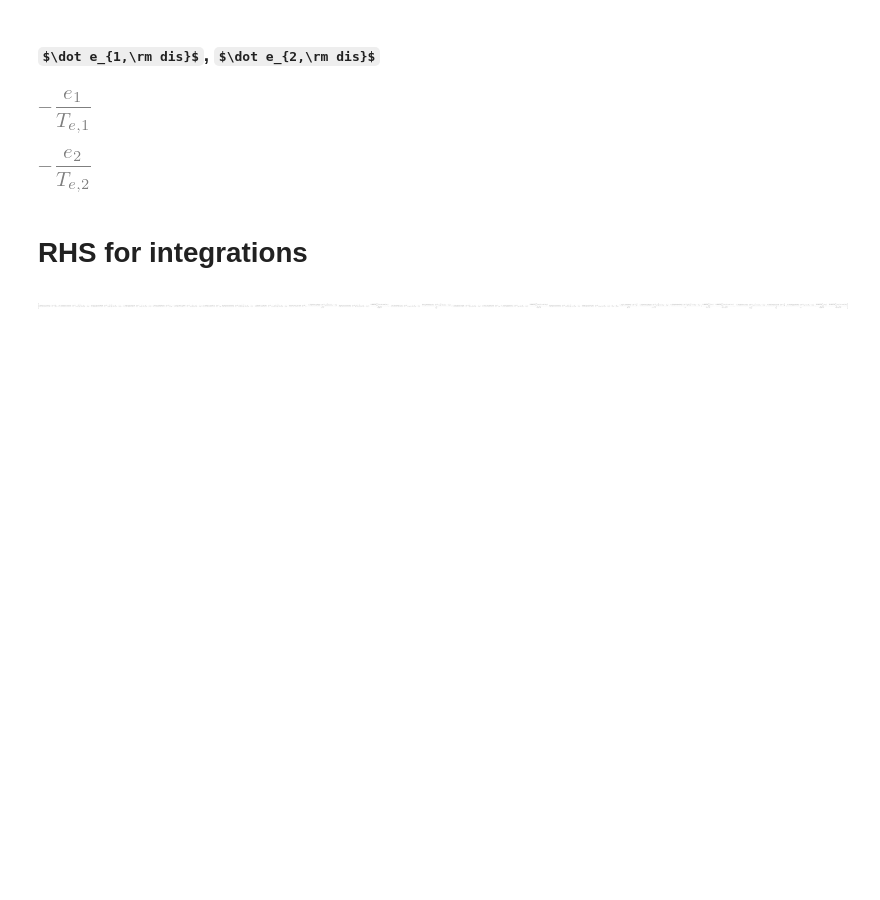
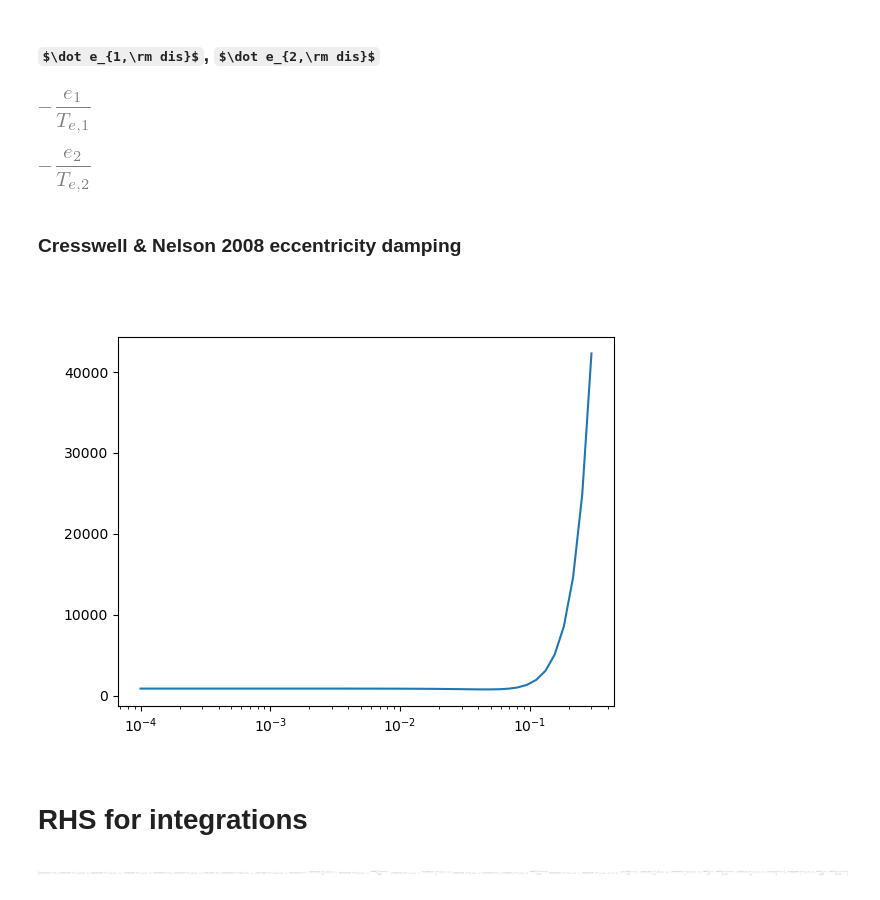
Before and after one commit to jtlaune/wc-apsidal-precession, a Jupyter notebook: paper-3.ipynb, the cells around one changed output. Cells and saved outputs as stored; diff of their text form; code cells hidden in the pictures; some formulas as TeX source; blank space fills up the shorter version.

Commit message:
Add cresswell nelson 2008 ecc damping

```diff
--- a/paper-3.ipynb
+++ b/paper-3.ipynb
@@ -374,6 +378,19 @@ e2_dot_dis = -e2 / Te2  # (Te2* (1 + exp(e2 / 0.01)) / 2)
 e2_dot_dis
 # %% [output]
 [figure]
+# %% [markdown]
+### Cresswell & Nelson 2008 eccentricity damping
+# %%
+ecc = npy.logspace(-4,np.log10(0.3))
+h = 0.03
+twave = 1e6*h**2
+te = twave*(1-0.14*(ecc/h)**2 + 0.06*(ecc/h)**3)
+plt.clf()
+plt.plot(ecc,te)
+plt.xscale("log")
+plt.show()
+# %% [output]
+[figure, added]
 # %% [markdown]
 # RHS for integrations
 # %%
```
Also changed, not shown: parts of 1 cell of this notebook.
